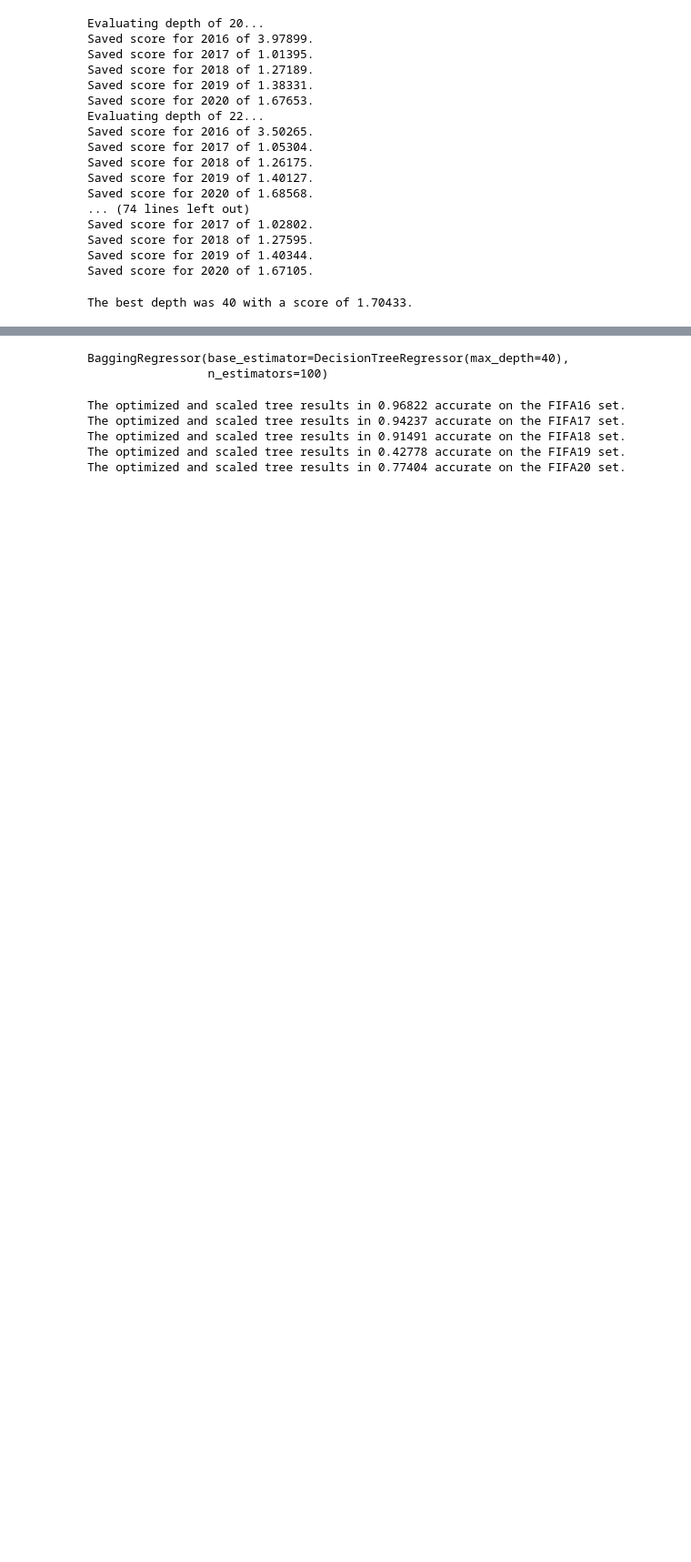
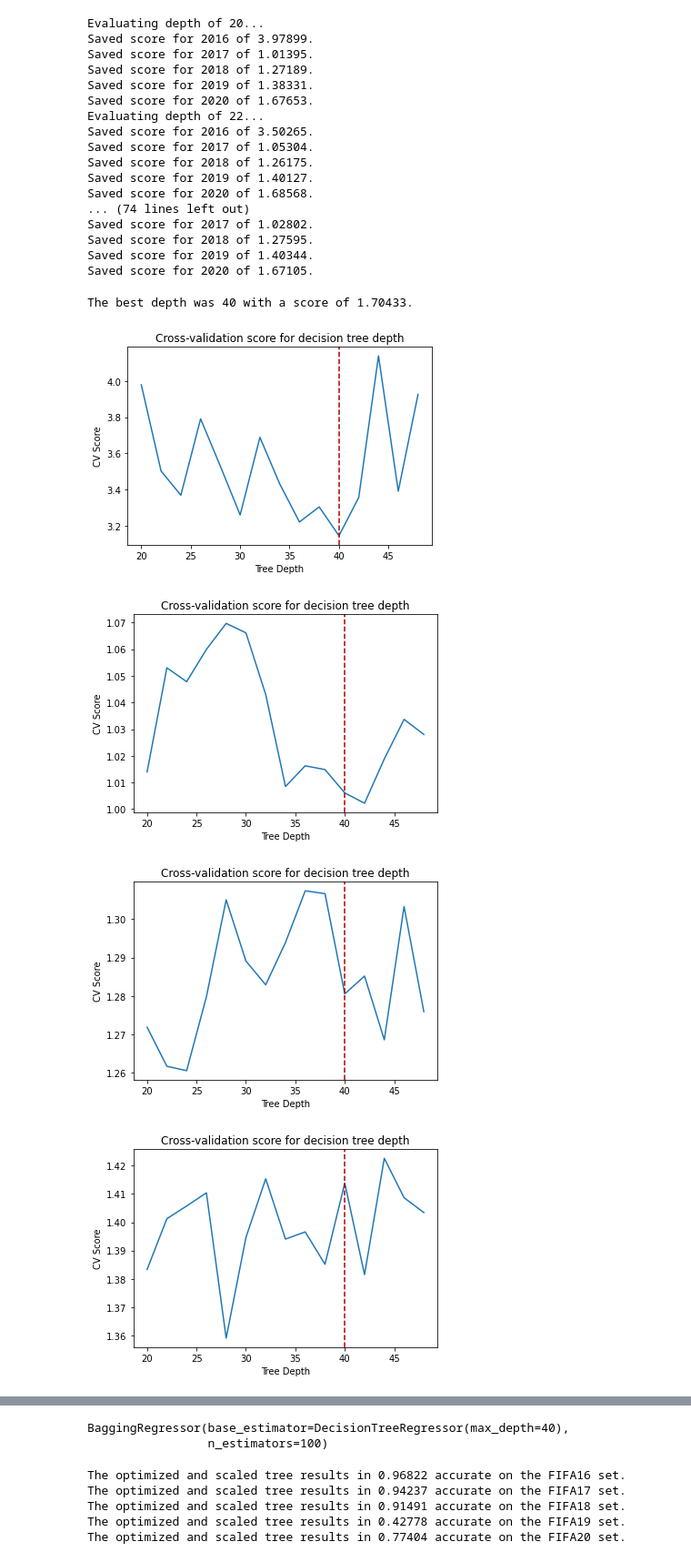
Before and after one commit to sabderra/cs109a_project, a Jupyter notebook: club_best_staff.ipynb, the cells around one changed output, grey strips where cells are left out. Shown at 91% size. Cells and saved outputs as stored; diff of their text form; code cells hidden in the pictures; blank space fills up the shorter version.

Commit message:
updated to show pre-model parameter selection

```diff
--- a/club_best_staff.ipynb
+++ b/club_best_staff.ipynb
@@ -487,3 +493,19 @@ best_score = mean_scores[min_idx]
 print(f'The best depth was {best_depth} with a score of {best_score:.5f}.')
 # %% [output]
 The best depth was 40 with a score of 1.70433.
+# %%
+score_list = [scores16,scores17,scores18,scores19,scores20]
+
+for i in range(len(score_list)):
+
+    plt.plot(depths, score_list[i])
+    plt.axvline(x=best_depth, color='#AA0000', linestyle='--')
+    plt.xlabel('Tree Depth')
+    plt.ylabel('CV Score')
+    plt.title('Cross-validation score for decision tree depth')
+    plt.show()
+# %% [output]
+[figure, added]
+[figure, added]
+[figure, added]
+[figure, added]
```
Also changed, not shown: parts of 13 cells of this notebook.
